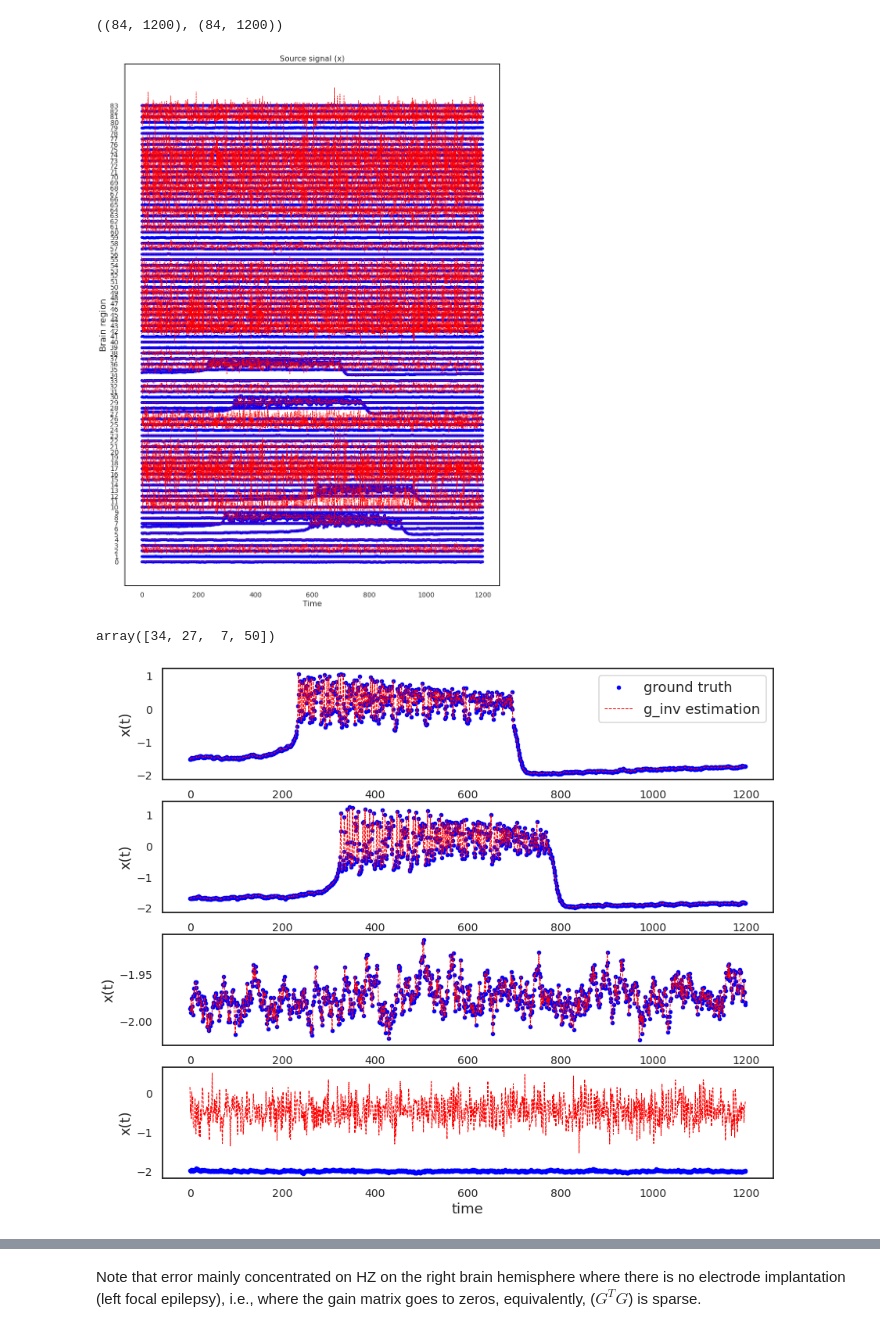
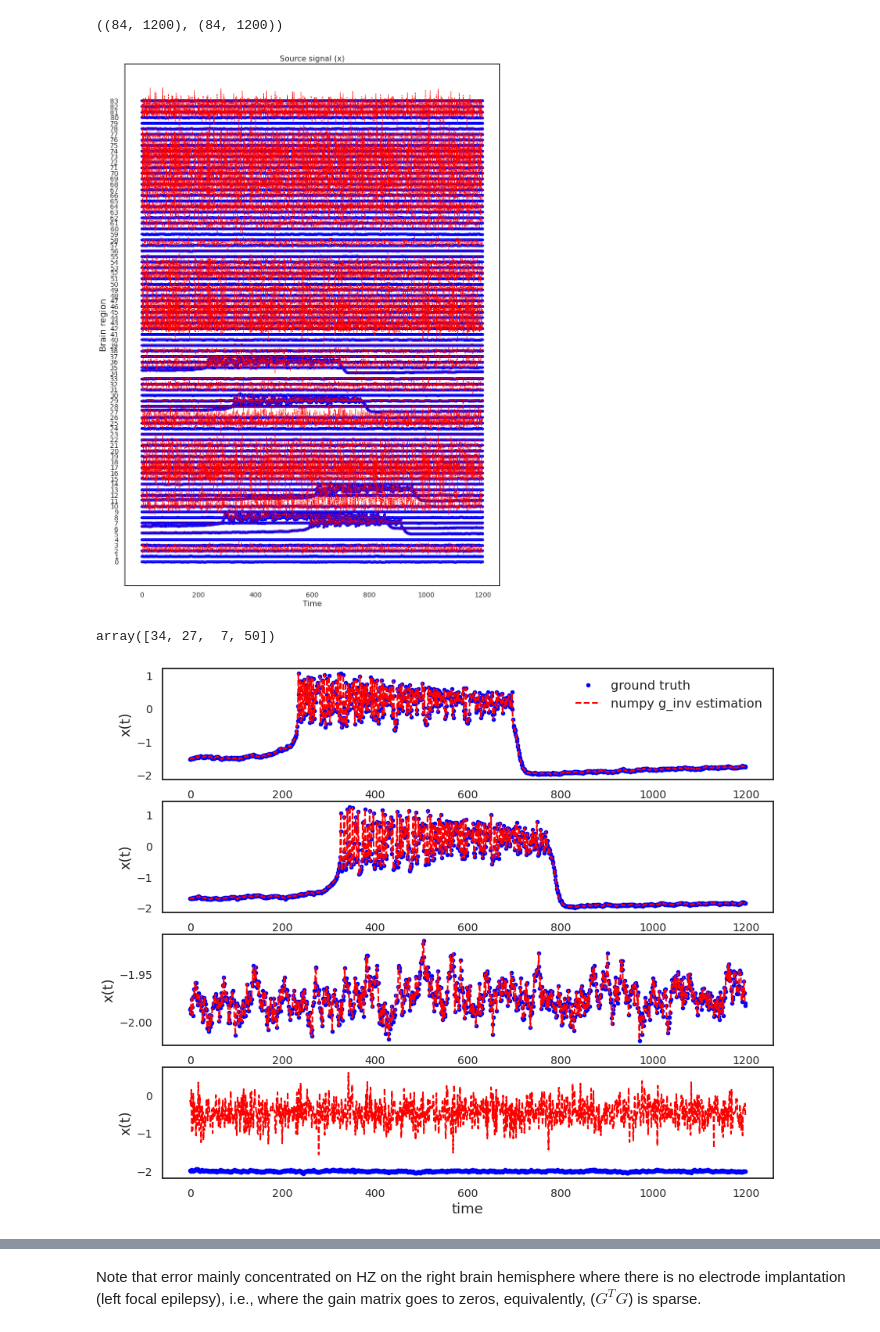
Before and after one commit to ins-amu/BVEP, a Jupyter notebook: PSL/SEEG_Epileptor6D_SourceEstimation_ginv_hmc.ipynb, the cells around one changed output, grey strips where cells are left out. Cells and saved outputs as stored; diff of their text form; code cells hidden in the pictures.

```diff
--- a/PSL/SEEG_Epileptor6D_SourceEstimation_ginv_hmc.ipynb
+++ b/PSL/SEEG_Epileptor6D_SourceEstimation_ginv_hmc.ipynb
@@ -263,5 +263,5 @@ error= 7.352173765965567e-08
 # %% [markdown]
  Here, the source signal was estimated as $X_{est}=(G^\top G)^{-} G^ \top S$, where  $(G^\top G)^{-}$ is g-inverse of $G^\top G$ ( i.e., with  $Q=G^\top G$, then: $QQ^{-}Q=Q$).
 # %%
-X_est_ginv=np.dot(np.dot(Q_ginv, G.T), S)
+X_est_np_ginv=np.dot(np.dot(Q_ginv, G.T), S)
 # %%
@@ -271,17 +271,17 @@ X_est_ginv.shape, X_true.shape
 # %%
 plt.figure(figsize=(14,20))
 plt.plot(X_true.T+ np.r_[0:(nn)]+2, '.b')
-plt.plot(X_est_ginv.T+ np.r_[0:(nn)]+2, 'r--', linewidth=1)
+plt.plot(X_est_np_ginv.T+ np.r_[0:(nn)]+2, 'r--', linewidth=1)
 plt.yticks(np.r_[0:(nn)], np.r_[0:(nn)],fontsize=10)
 plt.title("Source signal (x)",fontsize=16)
 plt.xlabel('Time',fontsize=16)
 plt.ylabel('Brain region',fontsize=18)
 plt.xticks(fontsize=14)
 plt.yticks(fontsize=14)
 plt.savefig(os.path.join(cwd+'/Figs',"EstimatedSourceSignals_ginv.png"))
 plt.show()
 # %% [output]
-[figure, old version]
+[figure, new version]
 # %%
 ROI=np.array([Ez_idx[1], Pz_idx[2], 7, 50])
 ROI
@@ -292,18 +292,18 @@ plt.figure(figsize=(14,12))
 
 for i in range(len(ROI)):
     plt.subplot(len(ROI),1,i+1)
-    plt.plot(X_true[ROI[i],], '.b', label='ground truth')
-    plt.plot(X_est_ginv[ROI[i],], 'r--', linewidth=1, label='g_inv estimation')
+    plt.plot(X_true[ROI[i],], '.b', linewidth=1, label='ground truth', zorder=1)
+    plt.plot(X_est_np_ginv[ROI[i],], 'r--', linewidth=2, label='numpy g_inv estimation', zorder=2)
+
     plt.ylabel('x(t)',fontsize=18)
     plt.xticks(fontsize=14)
     plt.yticks(fontsize=14)
     if i==0:
-        plt.legend(fontsize=18)
+        plt.legend(fontsize=16, frameon=False, loc='upper right')
+
     if i==(len(ROI)-1):
-       plt.xlabel('time',fontsize=18)
-
-plt.savefig(os.path.join(cwd+'/Figs',"Selected_EstimatedSourceSignals_ginv.png"))
+        plt.xlabel('time',fontsize=18)
 plt.show()
 # %% [output]
-[figure, old version]
+[figure, new version]
 # %%
```
Also changed, not shown: parts of 70 cells of this notebook, 1 other file.
